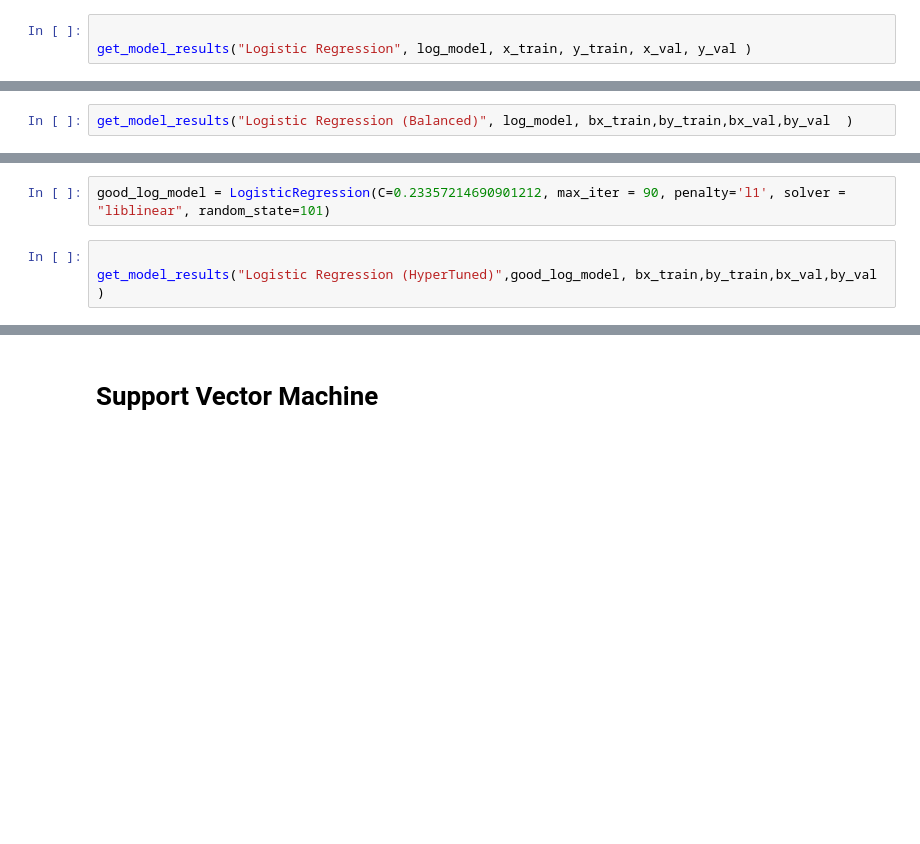
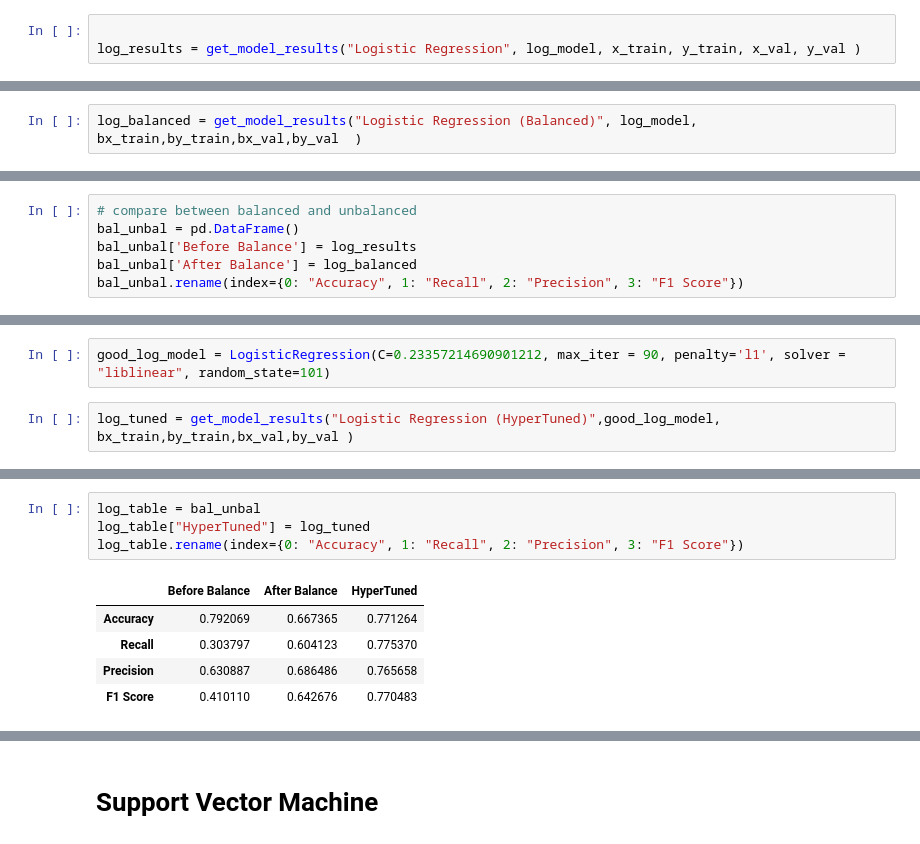
Before and after one commit to summerthia02/bt4222_assign2, a Jupyter notebook: A0239623B.ipynb, the cells around one changed output, grey strips where cells are left out. Drawn from its saved outputs; the diff is of its cells as text; blank space fills up the shorter version.

```diff
--- a/A0239623B.ipynb
+++ b/A0239623B.ipynb
@@ -109,7 +116,7 @@ from sklearn.linear_model import LogisticRegression
 log_model = LogisticRegression(random_state=101)
 # %%
 
-get_model_results("Logistic Regression", log_model, x_train, y_train, x_val, y_val )
+log_results = get_model_results("Logistic Regression", log_model, x_train, y_train, x_val, y_val )
 # %% [output]
 Results for Logistic Regression
 Accuracy: 0.7920692684151085
@@ -168,6 +182,6 @@ bx_train, bx_val, by_train, by_val = train_test_split(bal_data.iloc[:,:-1],bal_d
 # %% [output]
 <pandas.core.groupby.generic.DataFrameGroupBy object at 0x...>
 # %%
-get_model_results("Logistic Regression (Balanced)", log_model, bx_train,by_train,bx_val,by_val  )
+log_balanced = get_model_results("Logistic Regression (Balanced)", log_model, bx_train,by_train,bx_val,by_val  )
 # %% [output]
 Results for Logistic Regression (Balanced)
@@ -196,0 +208,6 @@ Please also refer to the documentation for alternative solver options:
+# %%
+# compare between balanced and unbalanced
+bal_unbal = pd.DataFrame()
+bal_unbal['Before Balance'] = log_results
+bal_unbal['After Balance'] = log_balanced
+bal_unbal.rename(index={0: "Accuracy", 1: "Recall", 2: "Precision", 3: "F1 Score"})
@@ -215,7 +242,6 @@ print(gridCV.best_params_)
 # %%
 good_log_model = LogisticRegression(C=0.23357214690901212, max_iter = 90, penalty='l1', solver = "liblinear", random_state=101)
 # %%
-
-get_model_results("Logistic Regression (HyperTuned)",good_log_model, bx_train,by_train,bx_val,by_val )
+log_tuned = get_model_results("Logistic Regression (HyperTuned)",good_log_model, bx_train,by_train,bx_val,by_val )
 # %% [output]
 Results for Logistic Regression (HyperTuned)
@@ -237,0 +271,10 @@ weighted avg       0.76      0.76      0.76      3821
+# %%
+log_table = bal_unbal
+log_table["HyperTuned"] = log_tuned
+log_table.rename(index={0: "Accuracy", 1: "Recall", 2: "Precision", 3: "F1 Score"})
+# %% [output]
+|  | Before Balance | After Balance | HyperTuned |
+| Accuracy | 0.792069 | 0.667365 | 0.771264 |
+| Recall | 0.303797 | 0.604123 | 0.775370 |
+| Precision | 0.630887 | 0.686486 | 0.765658 |
+| F1 Score | 0.410110 | 0.642676 | 0.770483 |
```
Also changed, not shown: parts of 14 cells of this notebook.
